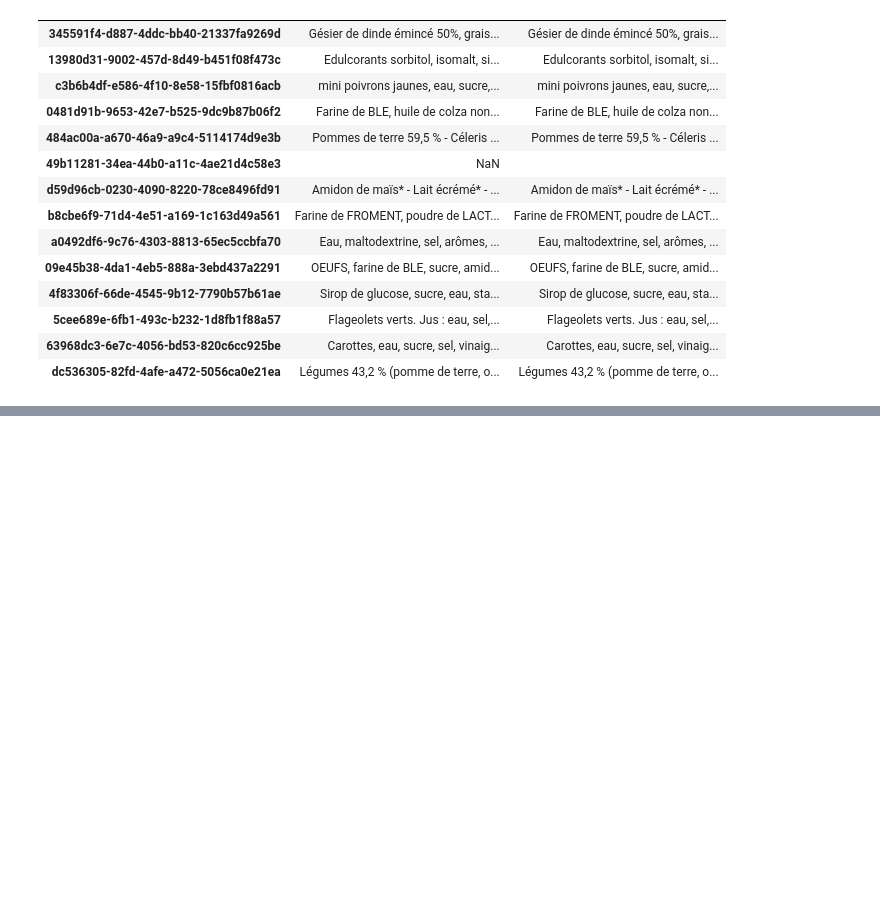
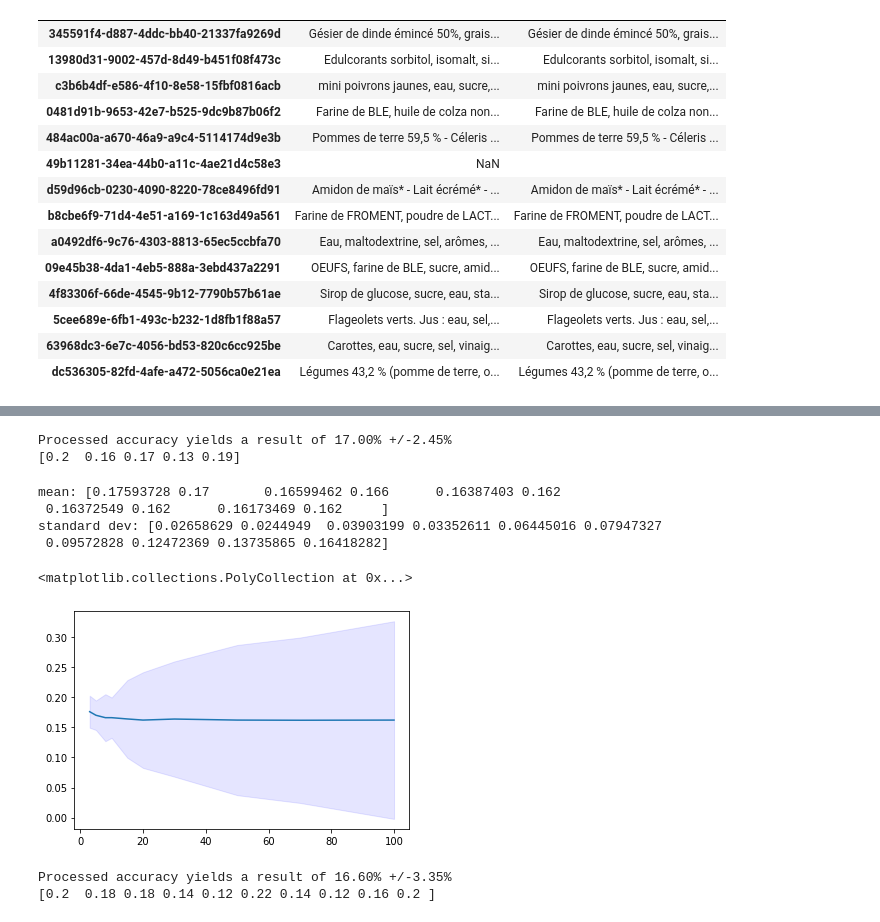
Before and after one commit to UltraDiuve/PIM-Recognizer, a Jupyter notebook: report/notebooks/Performance_measurement.ipynb, the cells around one changed output, grey strips where cells are left out. Saved outputs shown, nothing was run; the diff lists cells and outputs as text; code cells hidden in the pictures; blank space fills up the shorter version.

Commit message:
more work on report, initiated open model notebook

```diff
--- a/report/notebooks/Performance_measurement.ipynb
+++ b/report/notebooks/Performance_measurement.ipynb
@@ -299,0 +309,55 @@ with open(Path('..') / 'tbls' / 'GT_postprocessed_corrects.tex', 'w') as file:
+# %%
+processed_accuracy = partial(custom_accuracy,
+                             tokenize=True,
+                             strip_accents='unicode',
+                             lowercase=True,
+                            )
+cross_val = cross_validate(model,
+                           X=splitted_df['blocks'].fillna(''),
+                           y=splitted_df['ingredients'].fillna(''),
+                           scoring=processed_accuracy,
+                          )
+print(f'Processed accuracy yields a result of {np.mean(cross_val["test_score"]):.2%} +/-{np.std(cross_val["test_score"]):.2%}')
+print(cross_val['test_score'])
+# %% [output]
+Processed accuracy yields a result of 17.00% +/-2.45%
+[0.2  0.16 0.17 0.13 0.19]
+# %%
+x = [3, 5, 8, 10, 15, 20, 30, 50, 70, 100]
+mean = np.array([])
+std = np.array([])
+for n_cv in x:
+    cross_val = cross_validate(model,
+                               X=splitted_df['blocks'].fillna(''),
+                               y=splitted_df['ingredients'].fillna(''),
+                               scoring=processed_accuracy,
+                               cv=n_cv,
+                              )
+    mean = np.append(mean, [np.mean(cross_val['test_score'])], axis=0)
+    std = np.append(std, [np.std(cross_val['test_score'])], axis=0)
+
+print('mean:', mean, '\nstandard dev:', std)
+# %% [output]
+mean: [0.17593728 0.17       0.16599462 0.166      0.16387403 0.162
+ 0.16372549 0.162      0.16173469 0.162     ]
+standard dev: [0.02658629 0.0244949  0.03903199 0.03352611 0.06445016 0.07947327
+ 0.09572828 0.12472369 0.13735865 0.16418282]
+# %%
+fig, ax = plt.subplots()
+ax.plot(x, mean)
+ax.fill_between(x, (mean - std), (mean + std), color='b', alpha=.1)
+# %% [output]
+<matplotlib.collections.PolyCollection at 0x...>
+[figure, added]
+# %%
+cross_val = cross_validate(model,
+                           X=splitted_df['blocks'].fillna(''),
+                           y=splitted_df['ingredients'].fillna(''),
+                           scoring=processed_accuracy,
+                           cv=10,
+                          )
+print(f'Processed accuracy yields a result of {np.mean(cross_val["test_score"]):.2%} +/-{np.std(cross_val["test_score"]):.2%}')
+print(cross_val['test_score'])
+# %% [output]
+Processed accuracy yields a result of 16.60% +/-3.35%
+[0.2  0.18 0.18 0.14 0.12 0.22 0.14 0.12 0.16 0.2 ]
```
Also changed, not shown: parts of 1 cell of this notebook, 1 other file.
